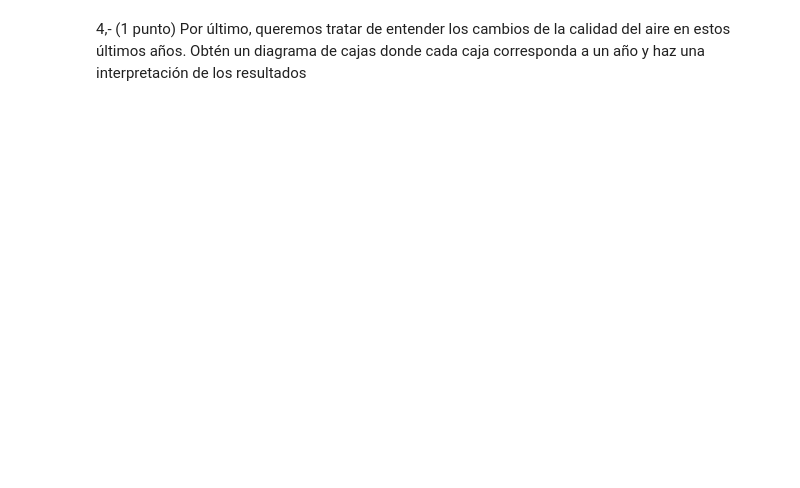
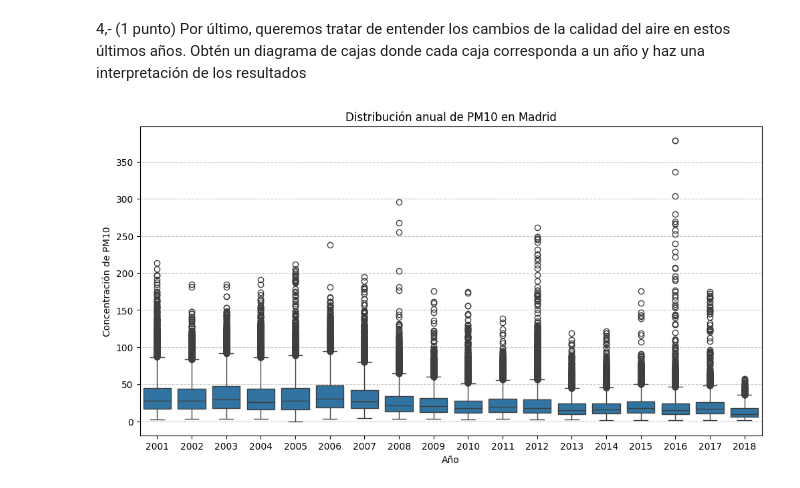
Before and after one commit to juanky0111/Laboratorio1_Data_Mining, a Jupyter notebook: air_cuality.ipynb, the cells around one changed output. Drawn from its saved outputs; the diff is of its cells as text; code cells hidden in the pictures; blank space fills up the shorter version.

```diff
--- a/air_cuality.ipynb
+++ b/air_cuality.ipynb
@@ -178,3 +208,23 @@ plt.show()
 # %% [markdown]
 4,- (1 punto) Por último, queremos tratar de entender los cambios de la calidad del aire en estos últimos años.
 Obtén un diagrama de cajas donde cada caja corresponda a un año y haz una interpretación de los resultados
+# %%
+import seaborn as sns
+
+# Paso 1: Asegurar que 'date' es de tipo datetime
+daily_mean.index = pd.to_datetime(daily_mean.index)
+
+# Paso 2: Agregar una columna con el año
+daily_mean['year'] = daily_mean.index.year
+
+# Paso 3: Crear el diagrama de cajas para cada contaminante
+plt.figure(figsize=(12,6))
+sns.boxplot(x=daily_mean['year'], y=daily_mean['PM10'])
+plt.xlabel("Año")
+plt.ylabel("Concentración de PM10")
+plt.title("Distribución anual de PM10 en Madrid")
+plt.grid(axis='y', linestyle='--', alpha=0.7)
+
+plt.show()
+# %% [output]
+[figure, added]
```
Also changed, not shown: parts of 1 cell of this notebook.
